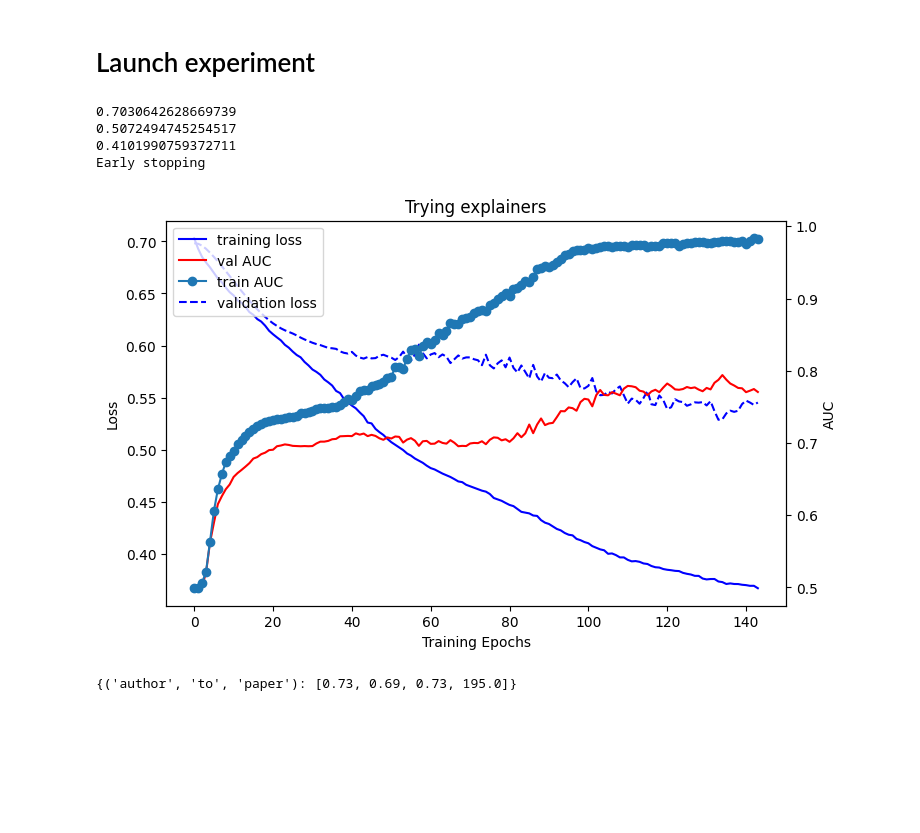
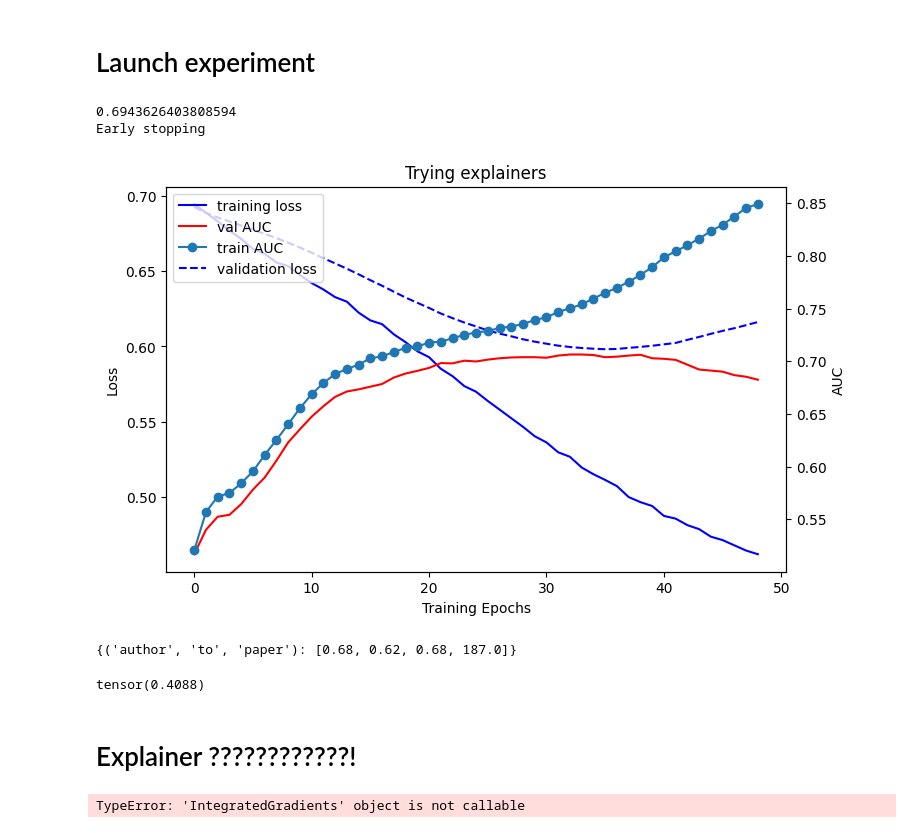
Before and after one commit to ingridheuer/gcnn_gdas, a Jupyter notebook: exploration/model_exploration/model_refactor.ipynb, the cells around one changed output. Drawn from its saved outputs; the diff is of its cells as text; code cells hidden in the pictures; blank space fills up the shorter version.

```diff
--- a/exploration/model_exploration/model_refactor.ipynb
+++ b/exploration/model_exploration/model_refactor.ipynb
@@ -448,3 +465,16 @@ aver.reset_parameters()
+# %%
+model_params = {'hidden_channels': 32,
+ 'conv_type': 'SAGEConv',
+ 'batch_norm': True,
+ 'dropout': 0.1,
+ 'micro_aggregation': 'sum',
+ 'macro_aggregation': 'mean',
+ 'layer_connectivity': 'skipsum',
+ 'L2_norm': False,
+ 'pre_process_layers': 2,
+ 'msg_passing_layers': 2,
+ 'post_process_layers': 2,
+ 'normalize_output': True}
 # %% [markdown]
 ## Encoder
 # %%
@@ -541,9 +571,12 @@ class base_model(torch.nn.Module):
     def reset_parameters(self):
         self.encoder.reset_parameters()
 
-    def forward(self,x:dict,edge_index:dict,edge_label_index:dict) -> dict:
+    def forward(self,x:dict,edge_index:dict,edge_label_index:dict,return_tensor=False) -> dict:
         x = self.encoder(x,edge_index)
         pred = self.decoder(x,edge_label_index,self.supervision_types)
+
+        if return_tensor:
+            pred = pred[self.supervision_types[0]]
         return pred
 
     def loss(self, prediction_dict, label_dict):
@@ -757,8 +817,8 @@ model_params = {
             "conv_type":"SAGEConv",
             "batch_norm": True,
             "dropout":0.3,
-            "micro_aggregation":"sum",
-            "macro_aggregation":"sum",
+            "micro_aggregation":"mean",
+            "macro_aggregation":"mean",
             "layer_connectivity":"skipsum",
             "L2_norm":True,
             "pre_process_layers":1,
@@ -771,19 +831,17 @@ dblp_model = base_model(model_params,train_data.metadata(),[('author', 'to', 'pa
 # %%
 train_params = {
     'weight_decay': 1e-2,
     'lr': 0.001,
-    'epochs':400,
+    'epochs':100,
     "patience":5,
     "delta":0.01,
 }
 trained_model, auc = launch_experiment(dblp_model,train_data,val_data,train_params)
 # %% [output]
-0.7030642628669739
-0.5072494745254517
-0.4101990759372711
+0.6943626403808594
 Early stopping
-[figure, old version]
+[figure, new version]
 # %%
-full_test(dblp_model,val_data,200,False)
+full_test(trained_model,val_data,200,False)
 # %% [output]
-{('author', 'to', 'paper'): [0.73, 0.69, 0.73, 195.0]}
+{('author', 'to', 'paper'): [0.68, 0.62, 0.68, 187.0]}
@@ -789,0 +852,6 @@ full_test(dblp_model,val_data,200,False)
+# %%
+aver[0]
+# %% [output]
+tensor(0.4088)
+# %% [markdown]
+# Explainer ????????????!
@@ -789,0 +871,10 @@ full_test(dblp_model,val_data,200,False)
+# %%
+explanation = explainer(
+    train_data.x_dict,
+    train_data.edge_index_dict,
+    index = torch.tensor([1]),
+    edge_label_index=train_data.edge_label_index_dict,
+    return_tensor = True
+)
+# %% [output]
+TypeError: 'IntegratedGradients' object is not callable
```
Also changed, not shown: parts of 12 cells of this notebook, 1 other file.
